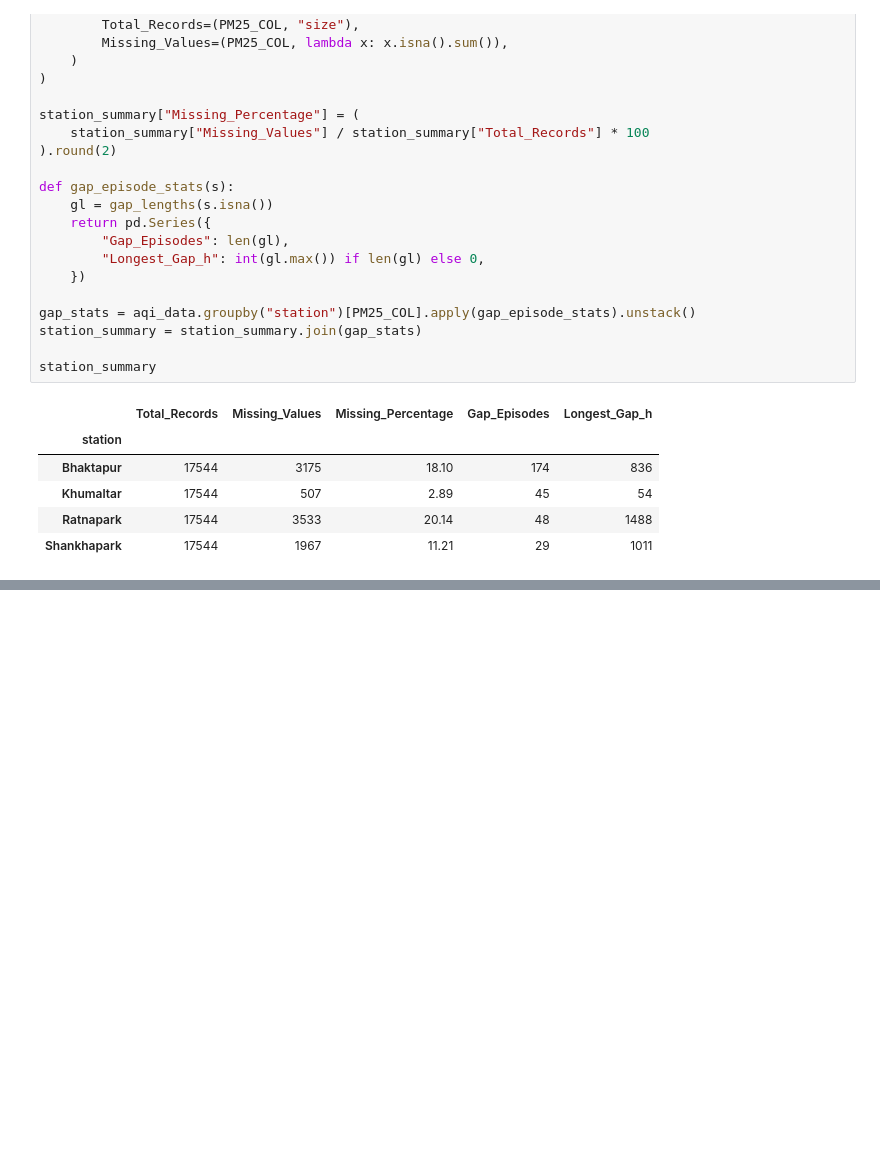
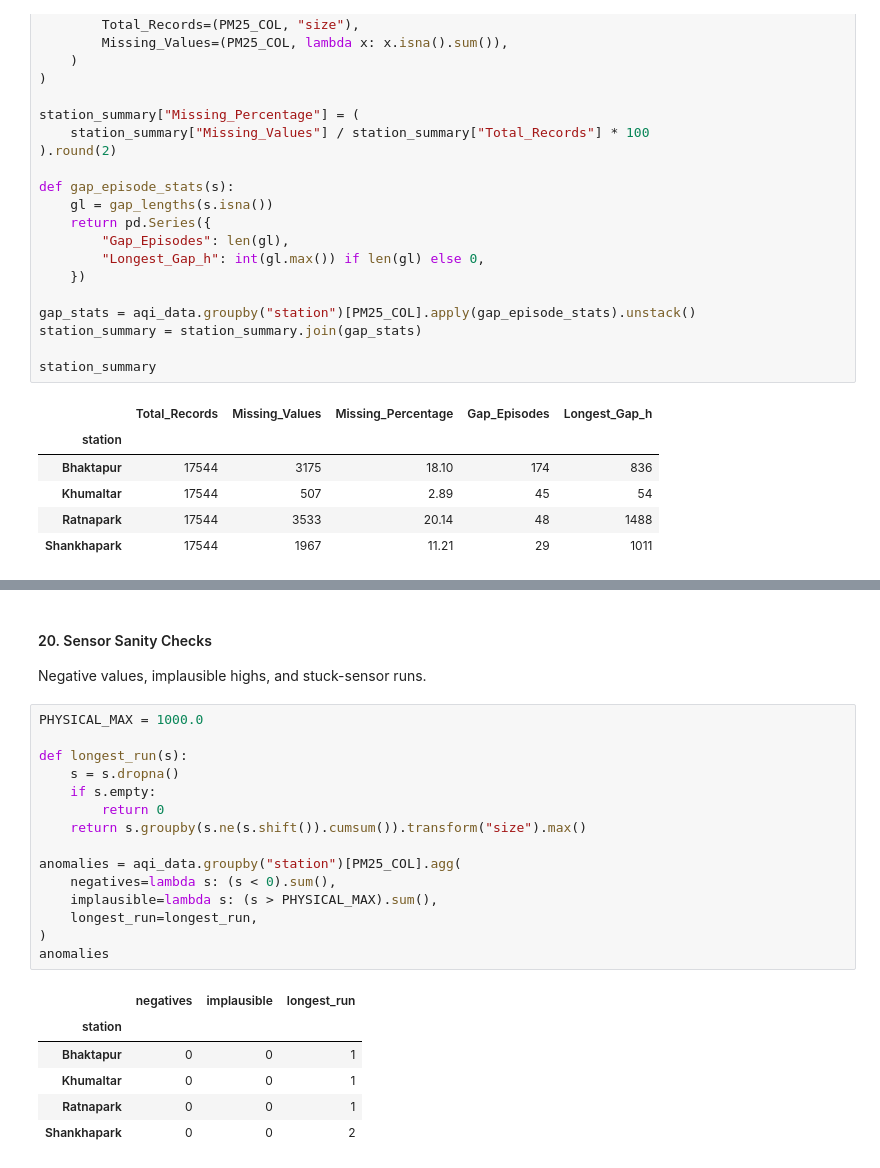
Before and after one commit to susmitahkhanal/kathmandu_pm25_forecasting, a Jupyter notebook: index.ipynb, the cells around one changed output, grey strips where cells are left out. Saved outputs shown, nothing was run; the diff lists cells and outputs as text; blank space fills up the shorter version.

```diff
--- a/index.ipynb
+++ b/index.ipynb
@@ -256,0 +344,26 @@ station_summary
+# %% [markdown]
+#### 20. Sensor Sanity Checks
+
+Negative values, implausible highs, and stuck-sensor runs.
+# %%
+PHYSICAL_MAX = 1000.0
+
+def longest_run(s):
+    s = s.dropna()
+    if s.empty:
+        return 0
+    return s.groupby(s.ne(s.shift()).cumsum()).transform("size").max()
+
+anomalies = aqi_data.groupby("station")[PM25_COL].agg(
+    negatives=lambda s: (s < 0).sum(),
+    implausible=lambda s: (s > PHYSICAL_MAX).sum(),
+    longest_run=longest_run,
+)
+anomalies
+# %% [output]
+|  | negatives | implausible | longest_run |
+| station |  |  |  |
+| Bhaktapur | 0 | 0 | 1 |
+| Khumaltar | 0 | 0 | 1 |
+| Ratnapark | 0 | 0 | 1 |
+| Shankhapark | 0 | 0 | 2 |
```
Also changed, not shown: parts of 16 cells of this notebook.
